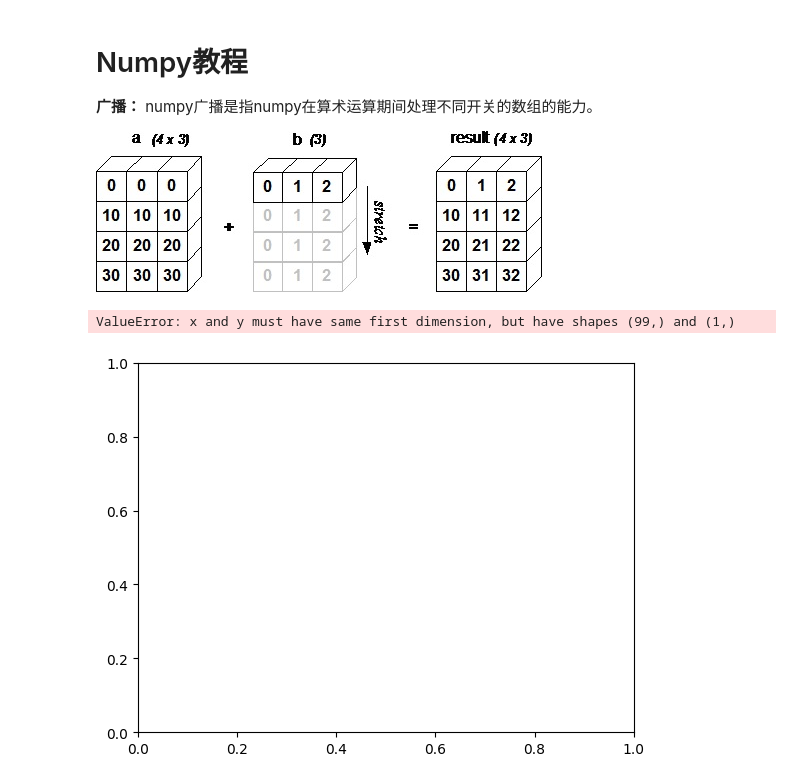
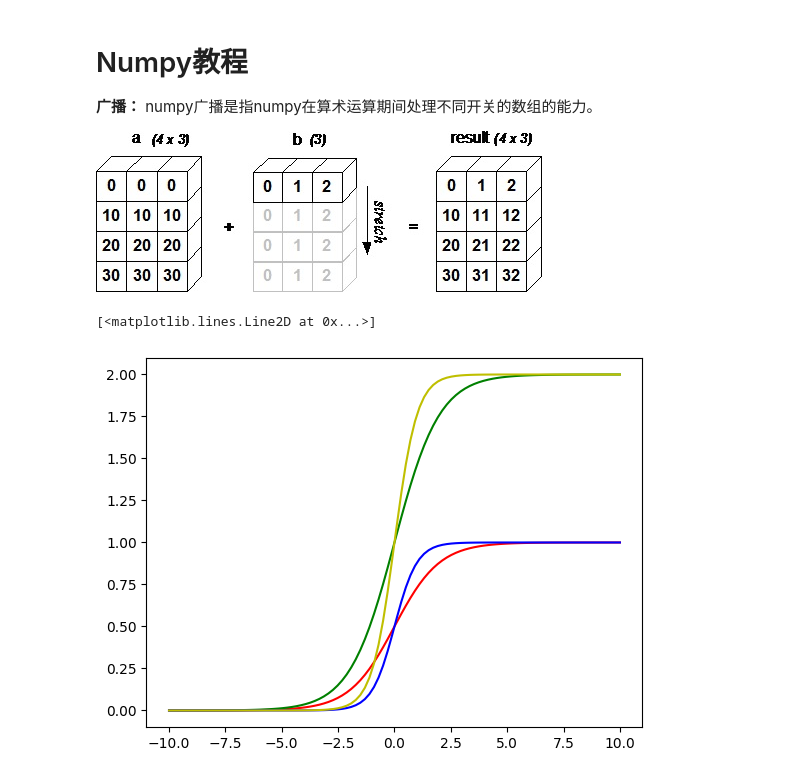
Before and after one commit to Xiaoxiao1990/AIGC, a Jupyter notebook: python/numpy/numpy_tutorials_point.ipynb, the cells around one changed output. Cells and saved outputs as stored; diff of their text form; code cells hidden in the pictures.

```diff
--- a/python/numpy/numpy_tutorials_point.ipynb
+++ b/python/numpy/numpy_tutorials_point.ipynb
@@ -4,15 +4,30 @@
 **广播：** numpy广播是指numpy在算术运算期间处理不同开关的数组的能力。
 
 ![image.png](attachment:image.png)
-# %%
-import numpy as np
-import matplotlib.pyplot as plt
-
-x = np.arange(1, 100, 1)
-p = 0.5
-px = np.power(0.5, x)
-
-plt.plot(x, y)
-# %% [output]
-ValueError: x and y must have same first dimension, but have shapes (99,) and (1,)
-[figure, removed]
+# %%
+import numpy as np
+import matplotlib.pyplot as plt
+
+x = np.linspace(-10, 10, 100)
+
+x0 = 0
+y1 = 1/(1+np.power(np.e, -1*(x - x0)))
+y2 = 2/(1+np.power(np.e, -1*(x - x0)))
+y3 = 1/(1+np.power(np.e, -2*(x - x0)))
+y4 = 2/(1+np.power(np.e, -2*(x - x0)))
+
+# k = 1
+# y = k*x
+
+# xr = np.random.randn(100) + x
+
+
+plt.plot(x, y1, "k-", c="r")
+plt.plot(x, y2, "k-", c="g")
+plt.plot(x, y3, "k-", c="b")
+plt.plot(x, y4, "k-", c="y")
+
+# plt.plot(x, xr, "kx", c="r")
+# %% [output]
+[<matplotlib.lines.Line2D at 0x...>]
+[figure, added]
```
Also changed, not shown: 1 other file.
